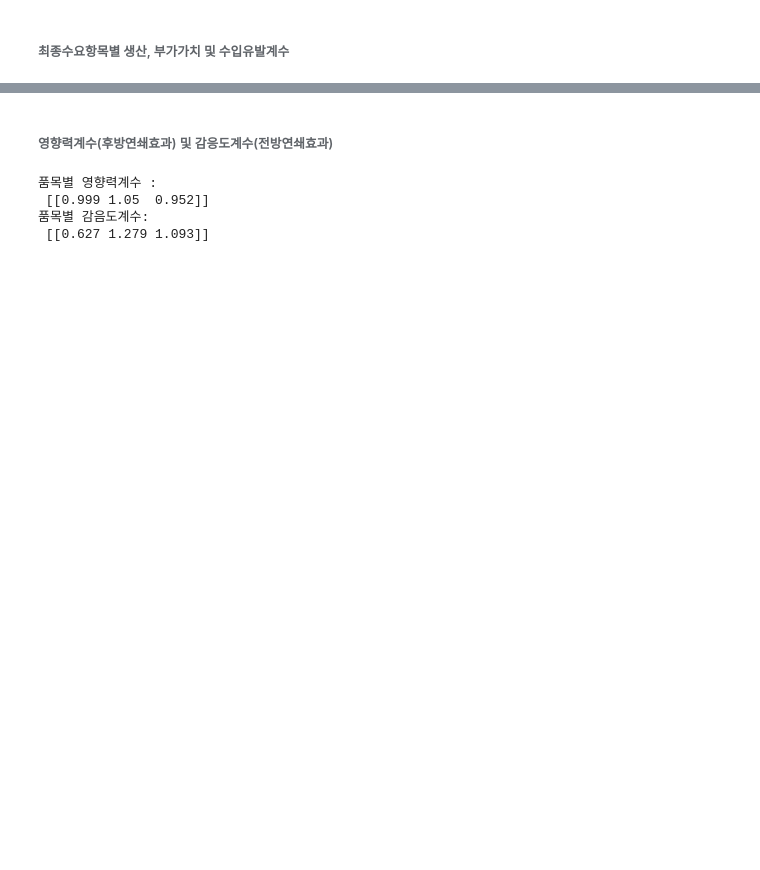
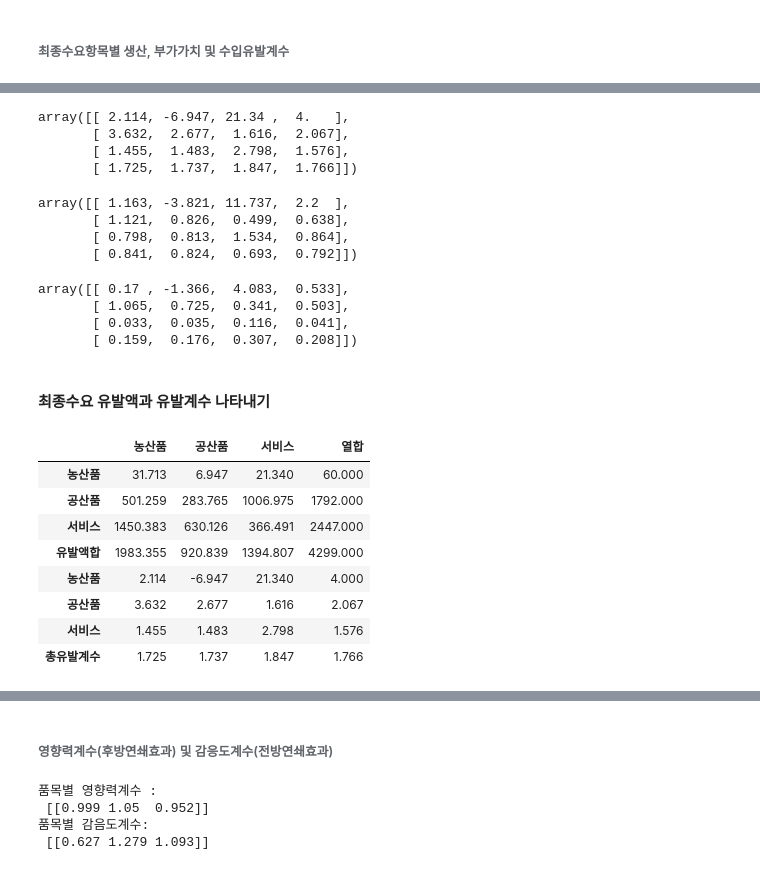
Before and after one commit to Tom-Jung/legendary-funicular, a Jupyter notebook: Ch5. 산업연관효과 분석.ipynb, the cells around one changed output, grey strips where cells are left out. Saved outputs shown, nothing was run; the diff lists cells and outputs as text; code cells hidden in the pictures; blank space fills up the shorter version.

```diff
--- a/Ch5. 산업연관효과 분석.ipynb
+++ b/Ch5. 산업연관효과 분석.ipynb
@@ -219,15 +218,21 @@ print('최종수요항목별 수입유발계의 열합 : \n', Liyd_sm)
 # %% [markdown]
 ###### 최종수요항목별 생산, 부가가치 및 수입유발계수
 # %%
-Yd_rw_sm =Yd.sum(axis=0)  #국산최종수요항목별(소비, 투자, 수출) 행합
-Yi_rw_sm =Yi.sum(axis=0)  #수입최종수요항목별(소비, 투자, 수출) 행합
+Yd_rw =np.concatenate((Yd,Yd.sum(axis=0).reshape([1,3])))  #국산최종수요항목(소비, 투자, 수출)  및 행합 (4x3)
+Yi_rw =np.concatenate((Yi,Yi.sum(axis=0).reshape([1,3])))  #수입최종수요항목별(소비, 투자, 수출) 및 행합 (4x3)
 
-Lfyd_rw_sm = Lfyd.sum(axis=0) # 최종수요항목별(소비, 투자, 수출) 생산유발계수 행합
-Lvyd_rw_sm = Lvyd.sum(axis=0) # 최종수요항목별(소비, 투자, 수출) 부가가치유발계수 행합
-Liyd_rw_sm = Liyd.sum(axis=0) # 최종수요항목별(소비, 투자, 수출) 수입유발계수 행합
+Yd_cl =np.concatenate((Yd_rw,Yd_rw.sum(axis=1).reshape([4,1])), axis=1)  #국산최종수요항목 및 (소비, 투자, 수출) 행합과 열합(4x4)
+Yi_cl =np.concatenate((Yi_rw,Yi_rw.sum(axis=1).reshape([4,1])), axis=1)  #수입최종수요항목 및 (소비, 투자, 수출) 행합과 열합(4x4)
 
-print('최종수요항목별 행합 : \n', Yd_rw_sm)
-print('최종수요항목별 생산유발계수 행합 : \n', Lfyd_rw_sm)
-print('최종수요항목별 부가가치유발계수 행합 : \n', Lvyd_rw_sm)
-print('최종수요항목별 수입유발계수 행합: \n', Liyd_rw_sm)
+# Lfyd_rw_sm = Lfyd.sum(axis=0) # 최종수요항목별(소비, 투자, 수출) 생산유발계수 행합
+# Lvyd_rw_sm = Lvyd.sum(axis=0) # 최종수요항목별(소비, 투자, 수출) 부가가치유발계수 행합
+# Liyd_rw_sm = Liyd.sum(axis=0) # 최종수요항목별(소비, 투자, 수출) 수입유발계수 행합
+
+# Yd_cl_sm =Yd_rw_sm.sum(axis=1)  #국산최종수요항목별(소비, 투자, 수출) 열합
+# Yi_cl_sm =Yi_rw_sm.sum(axis=1)  #수입최종수요항목별(소비, 투자, 수출) 열합
+
+# Lfyd_cl_sm = Lfyd_rw_sm.sum(axis=1) # 최종수요항목별(소비, 투자, 수출) 생산유발계수 행합
+# Lvyd_cl_sm = Lvyd_rw_sm.sum(axis=1) # 최종수요항목별(소비, 투자, 수출) 부가가치유발계수 행합
+# Liyd_cl_sm = Liyd_rw_sm.sum(axis=1) # 최종수요항목별(소비, 투자, 수출) 수입유발계수 행합
+Yi_cl
 # %% [output]
@@ -258,0 +243,53 @@ print('최종수요항목별(소비, 투자, 수출) 수입유발계수 행합:
+# %%
+Lfyd_rw = np.concatenate((Lfyd, Lfyd.sum(axis=0).reshape([1,3]))) # 최종수요항목(소비, 투자, 수출) 및 생산유발액 행합(4x3)
+Lvyd_rw = np.concatenate((Lvyd, Lvyd.sum(axis=0).reshape([1,3]))) # 최종수요항목(소비, 투자, 수출) 및 부가가치유발액 행합(4x3)
+Liyd_rw = np.concatenate((Liyd, Liyd.sum(axis=0).reshape([1,3]))) # 최종수요항목(소비, 투자, 수출) 및 수입유발액 행합(4x3)
+
+Lfyd_cl =np.concatenate((Lfyd_rw, Lfyd_rw.sum(axis=1).reshape([4,1])), axis=1)  # 국산최종수요항목별 생산유발액(소비, 투자, 수출) 행합고 열합(4x4)
+Lvyd_cl =np.concatenate((Lvyd_rw, Lvyd_rw.sum(axis=1).reshape([4,1])), axis=1)  # 국산최종수요항목별 부가가치유발액(소비, 투자, 수출) 행합고 열합(4x4)
+Liyd_cl =np.concatenate((Liyd_rw, Liyd_rw.sum(axis=1).reshape([4,1])), axis=1)  # 국산최종수요항목별 수입유발액(소비, 투자, 수출) 행합고 열합(4x4)
+# %%
+Lf_fd_m = (Lfyd_cl/Yd_cl).astype(float) # 최종수요항목별 생산유발계수
+Lf_fd_m
+# %% [output]
+array([[ 2.114, -6.947, 21.34 ,  4.   ],
+       [ 3.632,  2.677,  1.616,  2.067],
+       [ 1.455,  1.483,  2.798,  1.576],
+       [ 1.725,  1.737,  1.847,  1.766]])
+# %%
+Lv_fd_m = (Lvyd_cl/Yd_cl).astype(float) # 최종수요항목별 부가가치유발계수
+Lv_fd_m
+# %% [output]
+array([[ 1.163, -3.821, 11.737,  2.2  ],
+       [ 1.121,  0.826,  0.499,  0.638],
+       [ 0.798,  0.813,  1.534,  0.864],
+       [ 0.841,  0.824,  0.693,  0.792]])
+# %%
+Li_fd_m = (Liyd_cl/Yd_cl).astype(float) # 최종수요항목별 수입유발계수
+Li_fd_m
+# %% [output]
+array([[ 0.17 , -1.366,  4.083,  0.533],
+       [ 1.065,  0.725,  0.341,  0.503],
+       [ 0.033,  0.035,  0.116,  0.041],
+       [ 0.159,  0.176,  0.307,  0.208]])
+# %% [markdown]
+#### 최종수요 유발액과 유발계수 나타내기
+# %%
+Lfyd_ff = np.concatenate((Lfyd_cl,Lf_fd_m)) # 생산유발
+Lvyd_ff = np.concatenate((Lvyd_cl,Lv_fd_m)) # 부가가치유발
+Liyd_ff = np.concatenate((Liyd_cl,Li_fd_m)) # 수입유발
+# %%
+df_Lfyd_ff = pd.DataFrame(Lfyd_ff.round(3),
+                         columns = ['농산품', '공산품', '서비스', '열합'],
+                         index=['농산품', '공산품', '서비스','유발액합','농산품', '공산품', '서비스','총유발계수',])
+df_Lfyd_ff
+# %% [output]
+|  | 농산품 | 공산품 | 서비스 | 열합 |
+| 농산품 | 31.713 | 6.947 | 21.340 | 60.000 |
+| 공산품 | 501.259 | 283.765 | 1006.975 | 1792.000 |
+| 서비스 | 1450.383 | 630.126 | 366.491 | 2447.000 |
+| 유발액합 | 1983.355 | 920.839 | 1394.807 | 4299.000 |
+| 농산품 | 2.114 | -6.947 | 21.340 | 4.000 |
+| 공산품 | 3.632 | 2.677 | 1.616 | 2.067 |
+| 서비스 | 1.455 | 1.483 | 2.798 | 1.576 |
+| 총유발계수 | 1.725 | 1.737 | 1.847 | 1.766 |
```
Also changed, not shown: parts of 13 cells of this notebook.
